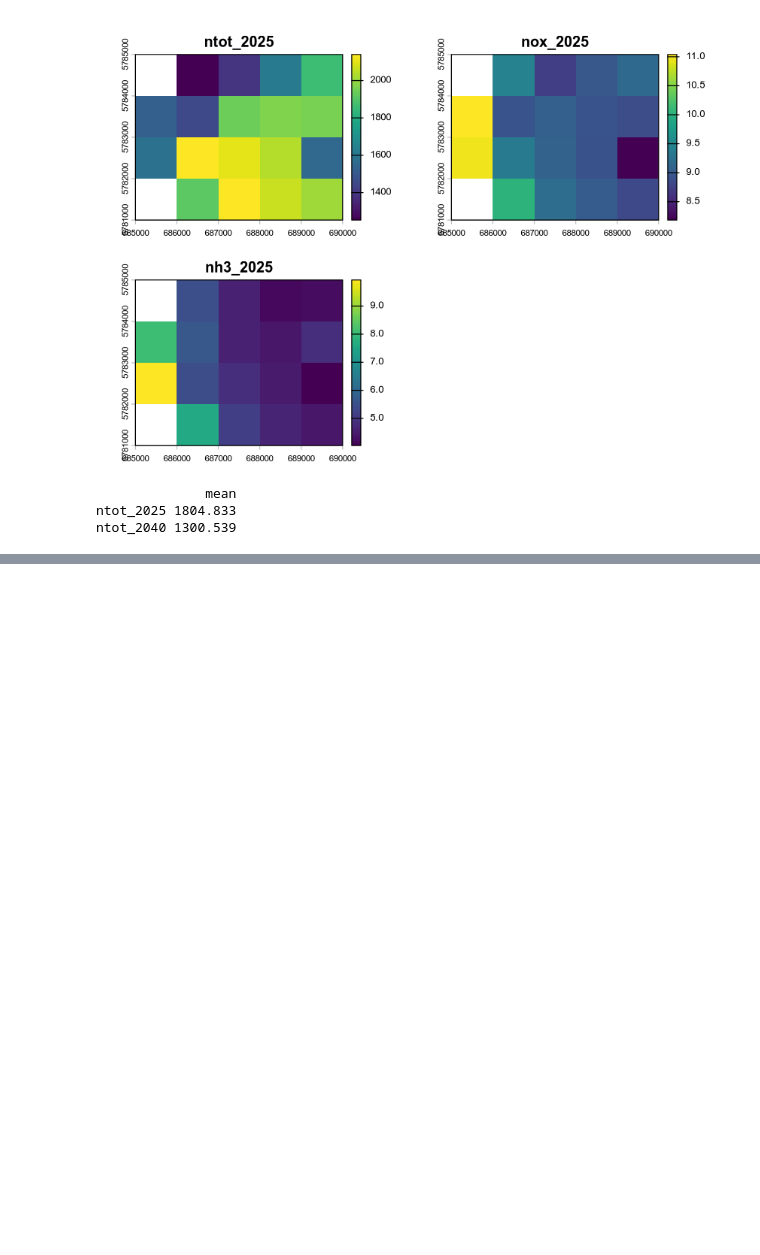
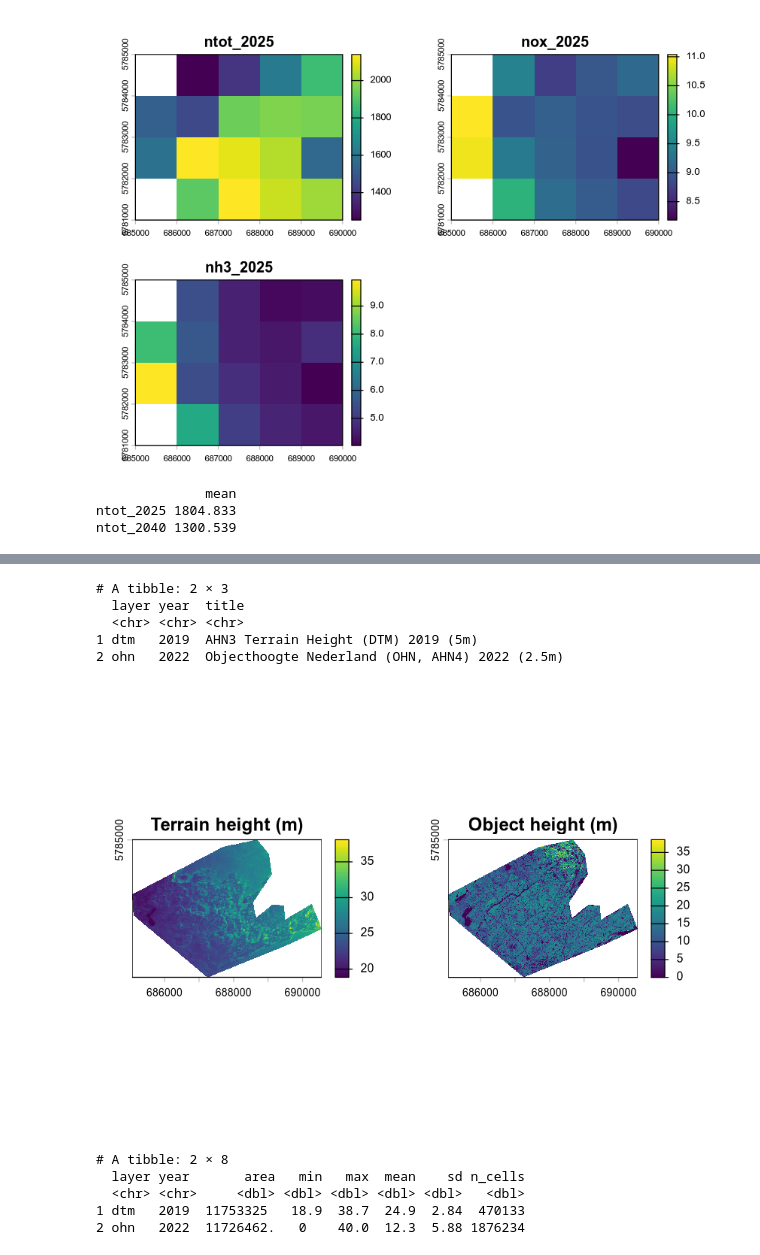
Before and after one commit to LTER-LIFE/rNDC, a Jupyter notebook: examples/02_rasters.ipynb, the cells around one changed output, grey strips where cells are left out. Cells and saved outputs as stored; diff of their text form; code cells hidden in the pictures; blank space fills up the shorter version.

```diff
--- a/examples/02_rasters.ipynb
+++ b/examples/02_rasters.ipynb
@@ -115,0 +120,23 @@ ntot_2040 1300.539
+# %%
+ahn <- ndc_ahn_raster(site)
+ahn$metadata[, c("layer", "year", "title")]
+# %% [output]
+# A tibble: 2 × 3
+  layer year  title
+  <chr> <chr> <chr>
+1 dtm   2019  AHN3 Terrain Height (DTM) 2019 (5m)
+2 ohn   2022  Objecthoogte Nederland (OHN, AHN4) 2022 (2.5m)
+# %%
+par(mfrow = c(1, 2))
+plot(ahn$rasters$AHN_DTM_2019, main = "Terrain height (m)")
+plot(ahn$rasters$AHN_OHN_2022, main = "Object height (m)")
+# %% [output]
+[figure, added]
+# %%
+ndc_ahn_stats(site)
+# %% [output]
+# A tibble: 2 × 8
+  layer year       area   min   max  mean    sd n_cells
+  <chr> <chr>     <dbl> <dbl> <dbl> <dbl> <dbl>   <dbl>
+1 dtm   2019  11753325   18.9  38.7  24.9  2.84  470133
+2 ohn   2022  11726462.   0    40.0  12.3  5.88 1876234
```
Also changed, not shown: parts of 5 cells of this notebook, 24 other files.
